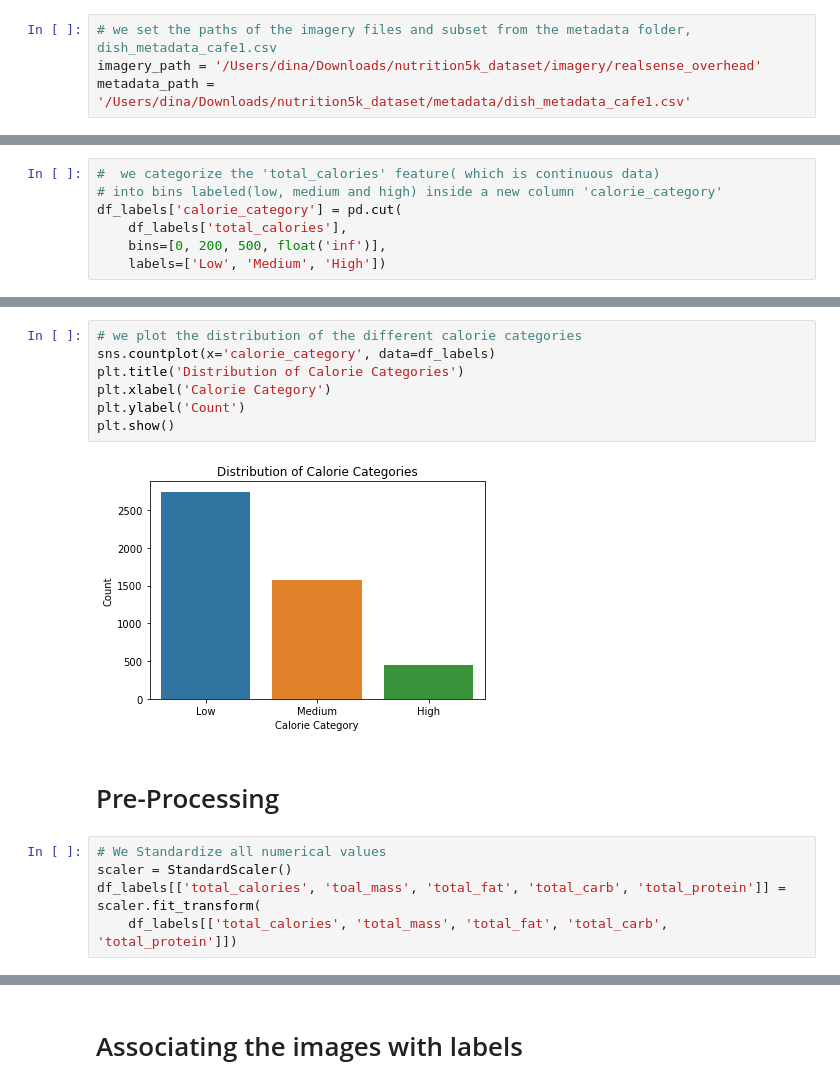
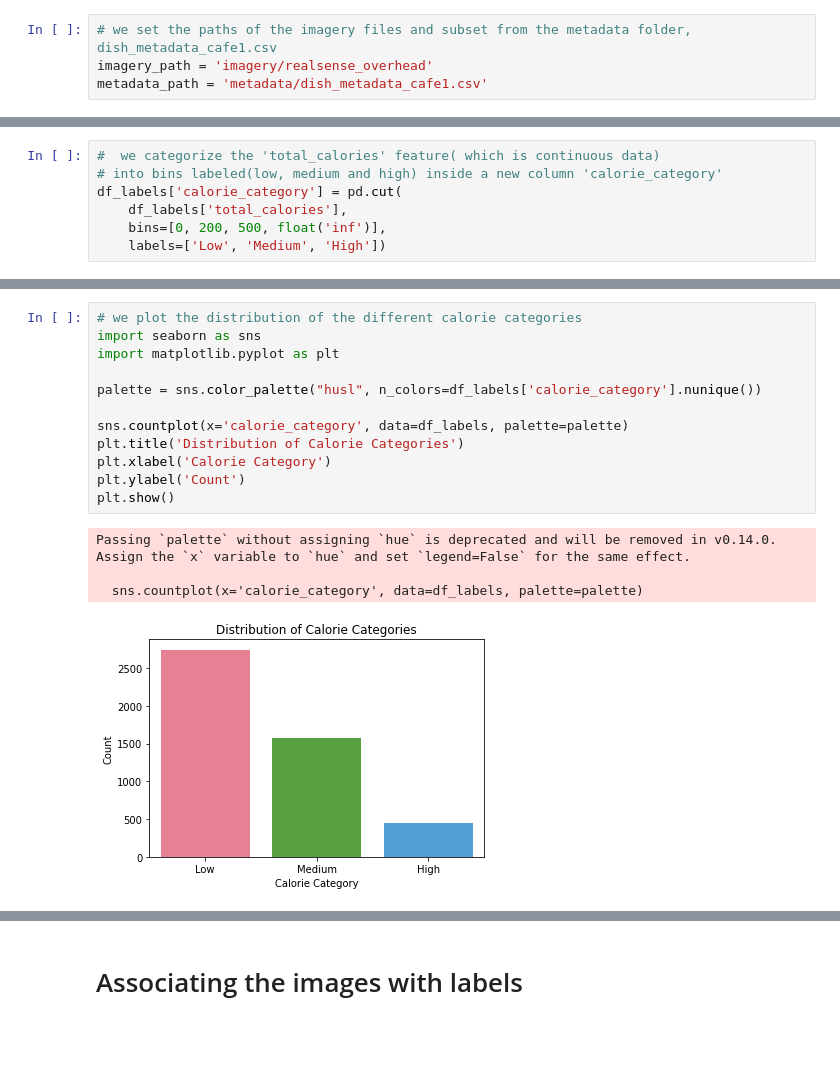
Before and after one commit to deeshlby/AAI_590_Group_9_Capstone, a Jupyter notebook: Nutritional_Values_Nutrition5k_Images.ipynb, the cells around one changed output, grey strips where cells are left out. Saved outputs shown, nothing was run; the diff lists cells and outputs as text; blank space fills up the shorter version.

```diff
--- a/Nutritional_Values_Nutrition5k_Images.ipynb
+++ b/Nutritional_Values_Nutrition5k_Images.ipynb
@@ -22,8 +57,8 @@ pwd
 # Data Exploration
 # %%
 # we set the paths of the imagery files and subset from the metadata folder, dish_metadata_cafe1.csv
-imagery_path = '/Users/dina/Downloads/nutrition5k_dataset/imagery/realsense_overhead'
-metadata_path = '/Users/dina/Downloads/nutrition5k_dataset/metadata/dish_metadata_cafe1.csv'
+imagery_path = 'imagery/realsense_overhead'
+metadata_path = 'metadata/dish_metadata_cafe1.csv'
 # %%
 # we choose to use the first six features of the columns
 df_labels = pd.read_csv(metadata_path, usecols=[0, 1, 2, 3, 4, 5])
@@ -171,16 +215,17 @@ df_labels['calorie_category'] = pd.cut(
 # %%
 # we plot the distribution of the different calorie categories
-sns.countplot(x='calorie_category', data=df_labels)
+import seaborn as sns
+import matplotlib.pyplot as plt
+
+palette = sns.color_palette("husl", n_colors=df_labels['calorie_category'].nunique())
+
+sns.countplot(x='calorie_category', data=df_labels, palette=palette)
 plt.title('Distribution of Calorie Categories')
 plt.xlabel('Calorie Category')
 plt.ylabel('Count')
 plt.show()
 # %% [output]
+Passing `palette` without assigning `hue` is deprecated and will be removed in v0.14.0. Assign the `x` variable to `hue` and set `legend=False` for the same effect.
+
+  sns.countplot(x='calorie_category', data=df_labels, palette=palette)
-[figure, old version]
+[figure, new version]
-# %% [markdown]
-# Pre-Processing
-# %%
-# We Standardize all numerical values
-scaler = StandardScaler()
-df_labels[['total_calories', 'toal_mass', 'total_fat', 'total_carb', 'total_protein']] = scaler.fit_transform(
-    df_labels[['total_calories', 'total_mass', 'total_fat', 'total_carb', 'total_protein']])
```
Also changed, not shown: parts of 60 cells of this notebook.
